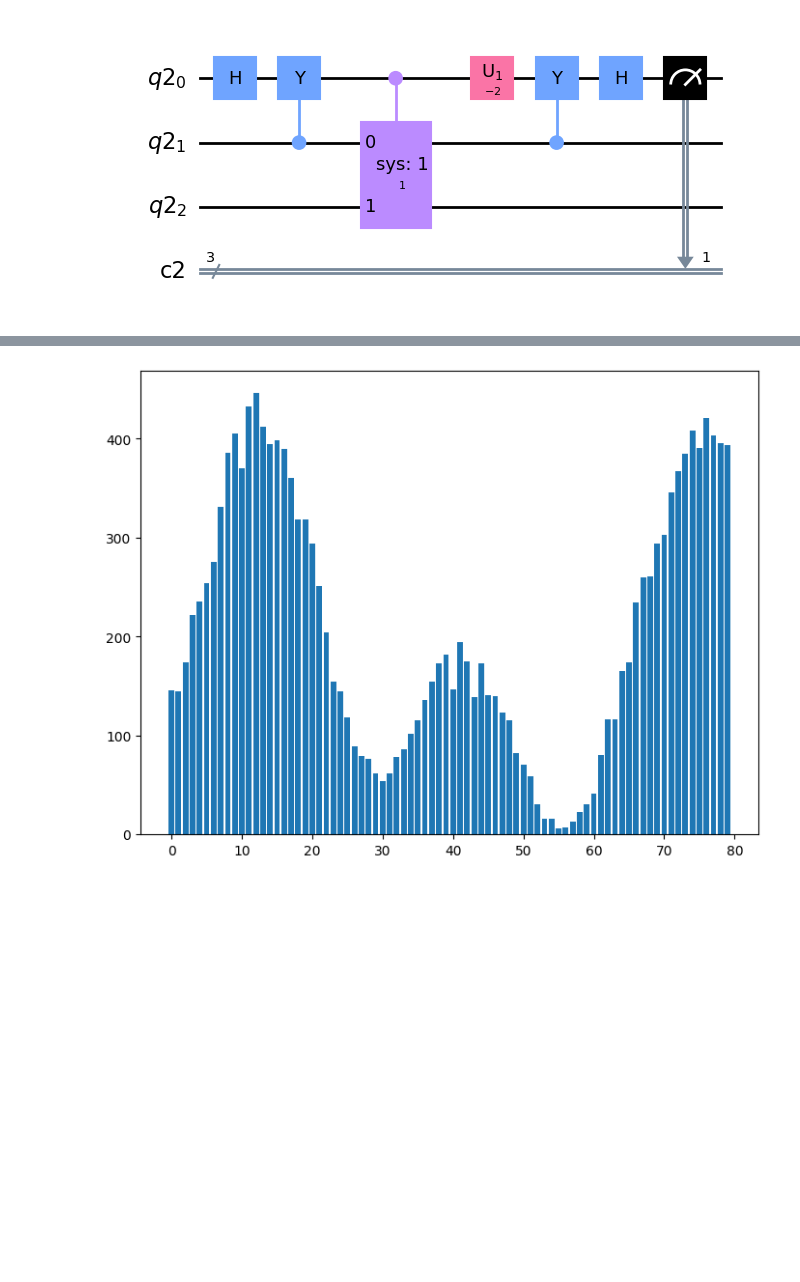
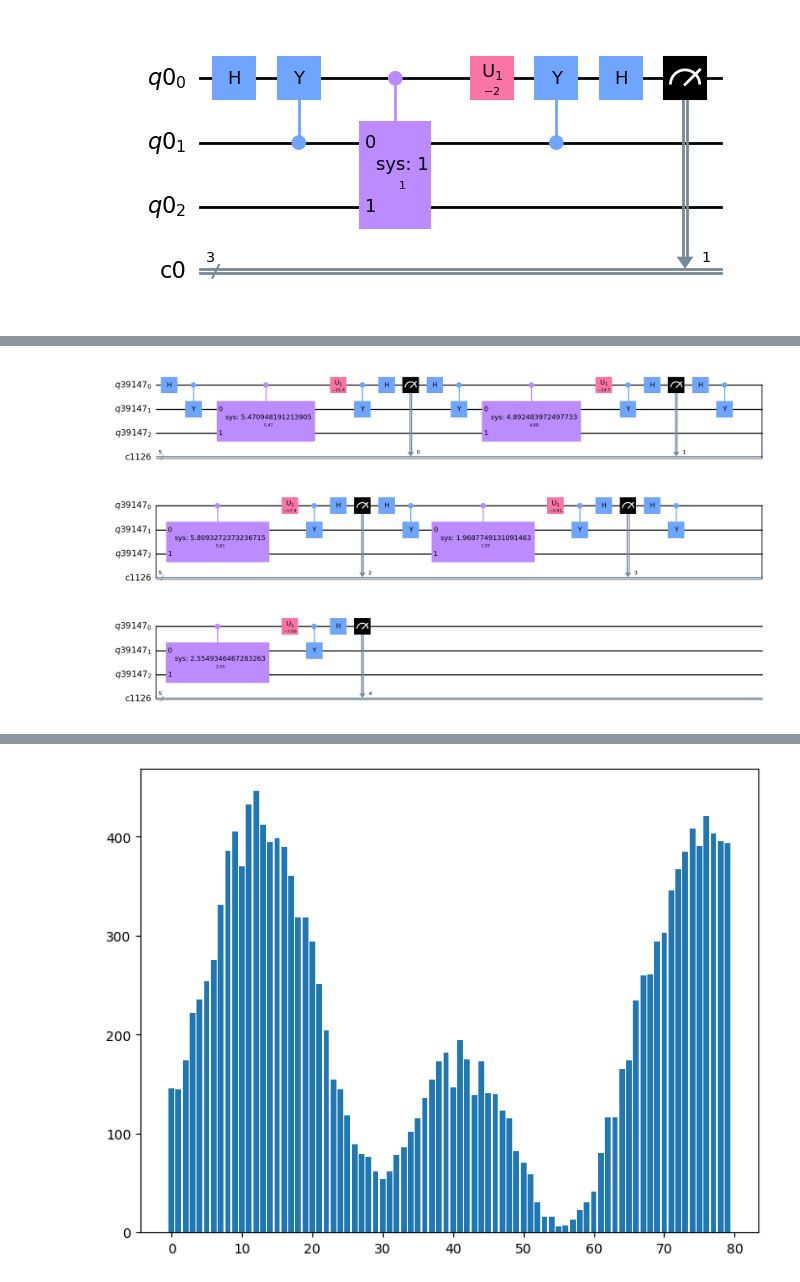
Before and after one commit to constantlyPlanck/2QubitRodeo, a Jupyter notebook: 2Qubit.ipynb, the cells around one changed output, grey strips where cells are left out. Drawn from its saved outputs; the diff is of its cells as text; code cells hidden in the pictures; blank space fills up the shorter version.

```diff
--- a/2Qubit.ipynb
+++ b/2Qubit.ipynb
@@ -161,0 +168,90 @@ print(t4)
+# %%
+specSuccess4 = list()
+specAll4 = list()
+
+# initial_state = [1/sqrt(2), 0, 0, -1/sqrt(2), 0, 0, 0,0]
+# initial_vector = qiskit.quantum_info.Statevector(initial_state)
+
+# 000
+# 001
+# 010
+# 011
+# 100
+# 101
+# 110
+# 111
+
+#start with np.linspace to get few (~10) evenly sized bins
+#use small times to search
+#repeat search on peaks with larger times
+
+for i in Range(4):
+    eTarget = -3 + (i) * 2
+    # eTarget = i/100 - 5
+
+    # eTarget = -3
+
+    eTarget = float(eTarget)
+    print(str(eTarget) + ": ")
+
+    rodeo = QuantumCircuit(QuantumRegister(3), ClassicalRegister(5))
+
+    #rodeo.initialize(initial_vector)
+    #rodeo.h(1)
+    #rodeo.x(1)
+
+
+    rodeo.h(0)
+    rodeo.cy(0, 1)
+    rodeo.append(make_cont_sys_circ(-t1), [0, 1, 2])
+    rodeo.u1(eTarget * t1, 0)
+    rodeo.cy(0, 1)
+    rodeo.h(0)
+    rodeo.measure(0, 0) #cbit 000n
+
+    rodeo.h(0)
+    rodeo.cy(0, 1)
+    rodeo.append(make_cont_sys_circ(-t2), [0, 1, 2])
+    rodeo.u1(eTarget * t2, 0)
+    rodeo.cy(0, 1)
+    rodeo.h(0)
+    rodeo.measure(0, 1) #cbit 00n0
+
+    rodeo.h(0)
+    rodeo.cy(0, 1)
+    rodeo.append(make_cont_sys_circ(-t3), [0, 1, 2])
+    rodeo.u1(eTarget * t3, 0)
+    rodeo.cy(0, 1)
+    rodeo.h(0)
+    rodeo.measure(0, 2) #cbit 0n00
+
+    rodeo.h(0)
+    rodeo.cy(0, 1)
+    rodeo.append(make_cont_sys_circ(-t4), [0, 1, 2])
+    rodeo.u1(eTarget * t4, 0)
+    rodeo.cy(0, 1)
+    rodeo.h(0)
+    rodeo.measure(0, 3) #cbit n000
+
+    rodeo.h(0)
+    rodeo.cy(0, 1)
+    rodeo.append(make_cont_sys_circ(-t5), [0, 1, 2])
+    rodeo.u1(eTarget * t5, 0)
+    rodeo.cy(0, 1)
+    rodeo.h(0)
+    rodeo.measure(0, 4) #cbit n0000
+
+    job = execute(rodeo, backend=backend)
+    job.wait_for_final_state()
+
+    numSuccess = job.result().get_counts().get('00000')
+    if numSuccess is None:
+        numSuccess = 0
+
+    print(numSuccess)
+    specSuccess4.append(numSuccess)
+
+    print(job.result().get_counts())
+
+rodeo.draw('mpl')
+# %% [output]
@@ -162,3 +270,4 @@ print(t4)
+[figure, added]
 # %%
 specSuccess4 = list()
 specAll4 = list()
```
Also changed, not shown: parts of 9 cells of this notebook.
